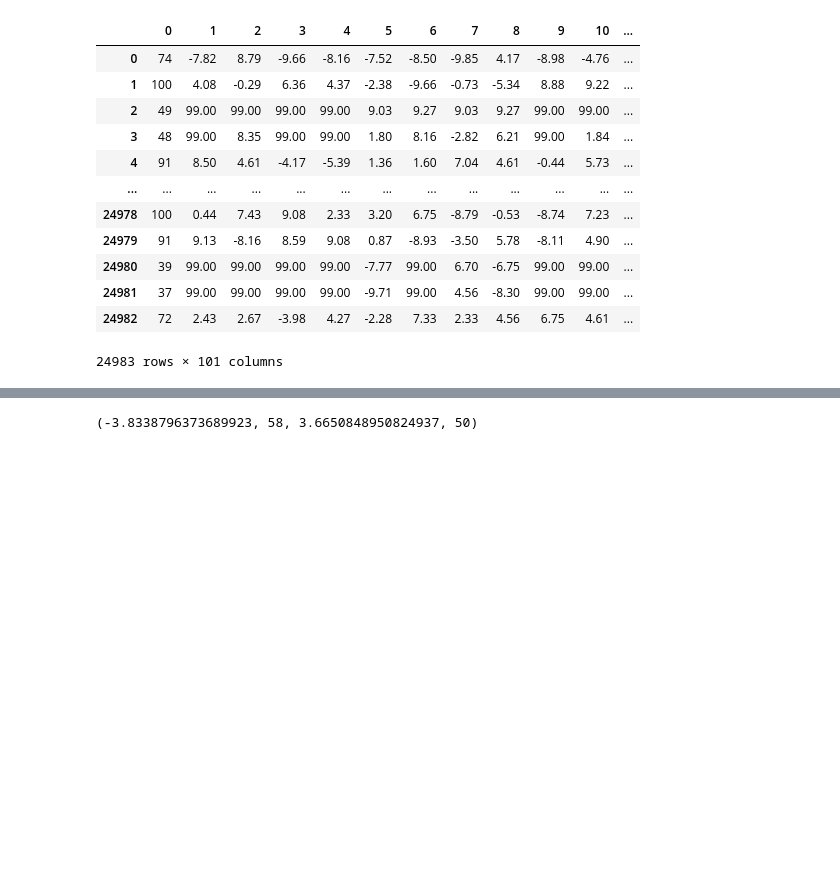
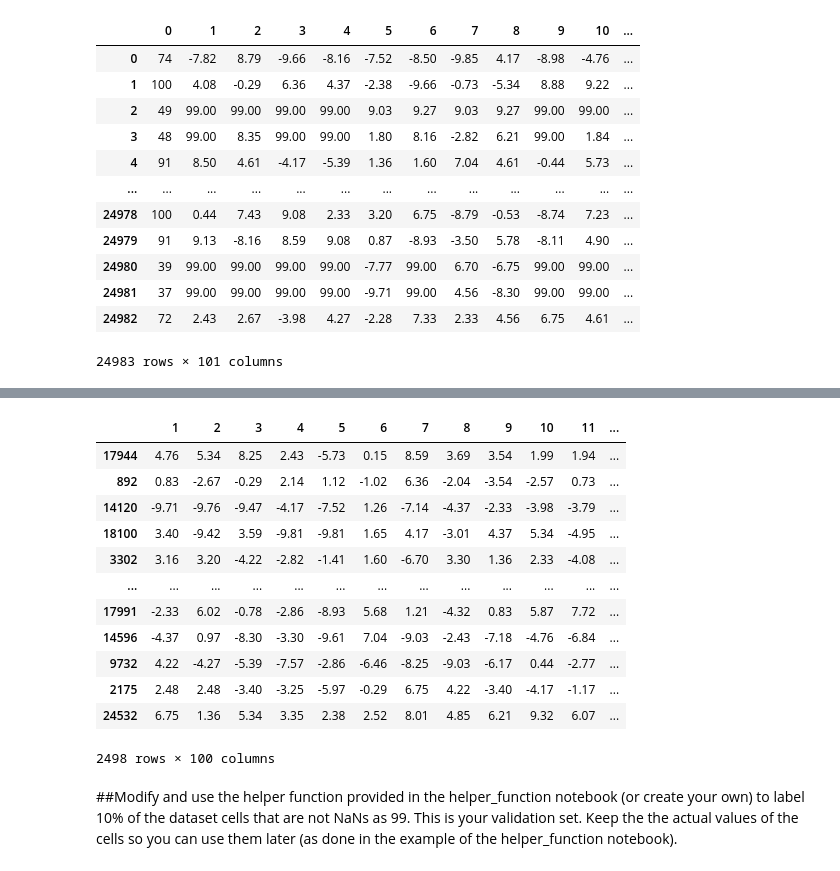
Before and after one commit to hfsuluova/CE888, a Jupyter notebook: Lab4/my_recommender.ipynb, the cells around one changed output, grey strips where cells are left out. Saved outputs shown, nothing was run; the diff lists cells and outputs as text; code cells hidden in the pictures; blank space fills up the shorter version.

```diff
--- a/Lab4/my_recommender.ipynb
+++ b/Lab4/my_recommender.ipynb
@@ -54,8 +63,28 @@ df1.replace(99.00, np.NaN, inplace=True)
+# %%
+ppp= round(len(df1)*0.1)
+validation_set = possible_validation.sample(frac=ppp/len(possible_validation), replace=True, random_state=1)
+validation_set
+# %% [output]
+|  | 1 | 2 | 3 | 4 | 5 | 6 | 7 | 8 | 9 | 10 | 11 | ... |
+| 17944 | 4.76 | 5.34 | 8.25 | 2.43 | -5.73 | 0.15 | 8.59 | 3.69 | 3.54 | 1.99 | 1.94 | ... |
+| 892 | 0.83 | -2.67 | -0.29 | 2.14 | 1.12 | -1.02 | 6.36 | -2.04 | -3.54 | -2.57 | 0.73 | ... |
+| 14120 | -9.71 | -9.76 | -9.47 | -4.17 | -7.52 | 1.26 | -7.14 | -4.37 | -2.33 | -3.98 | -3.79 | ... |
+| 18100 | 3.40 | -9.42 | 3.59 | -9.81 | -9.81 | 1.65 | 4.17 | -3.01 | 4.37 | 5.34 | -4.95 | ... |
+| 3302 | 3.16 | 3.20 | -4.22 | -2.82 | -1.41 | 1.60 | -6.70 | 3.30 | 1.36 | 2.33 | -4.08 | ... |
+| ... | ... | ... | ... | ... | ... | ... | ... | ... | ... | ... | ... | ... |
+| 17991 | -2.33 | 6.02 | -0.78 | -2.86 | -8.93 | 5.68 | 1.21 | -4.32 | 0.83 | 5.87 | 7.72 | ... |
+| 14596 | -4.37 | 0.97 | -8.30 | -3.30 | -9.61 | 7.04 | -9.03 | -2.43 | -7.18 | -4.76 | -6.84 | ... |
+| 9732 | 4.22 | -4.27 | -5.39 | -7.57 | -2.86 | -6.46 | -8.25 | -9.03 | -6.17 | 0.44 | -2.77 | ... |
+| 2175 | 2.48 | 2.48 | -3.40 | -3.25 | -5.97 | -0.29 | 6.75 | 4.22 | -3.40 | -4.17 | -1.17 | ... |
+| 24532 | 6.75 | 1.36 | 5.34 | 3.35 | 2.38 | 2.52 | 8.01 | 4.85 | 6.21 | 9.32 | 6.07 | ... |
+2498 rows × 100 columns
 # %%
 #
 #Best and worst rated Joke
 max_val = 0
 max_col = 0
+min_val = 0
+min_col = 0
 for i in range(1,101):
   if max_val <= df1[str(i)].mean():
     max_val = df1[str(i)].mean()
@@ -64,5 +93,5 @@ for i in range(1,101):
     min_val = df1[str(i)].mean()
     min_col = i
 min_val,min_col , max_val,max_col
-# %% [output]
-(-3.8338796373689923, 58, 3.6650848950824937, 50)
+# %% [markdown]
+##Modify and use the helper function provided in the helper_function notebook (or create your own) to label 10% of the dataset cells that are not NaNs as 99. This is your validation set. Keep the the actual values of the cells so you can use them later (as done in the example of the helper_function notebook).
```
Also changed, not shown: parts of 10 cells of this notebook.
